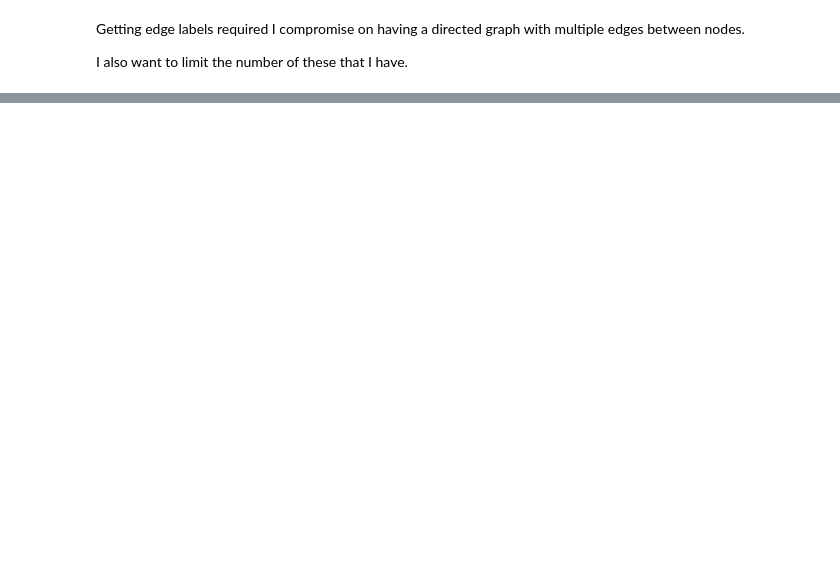
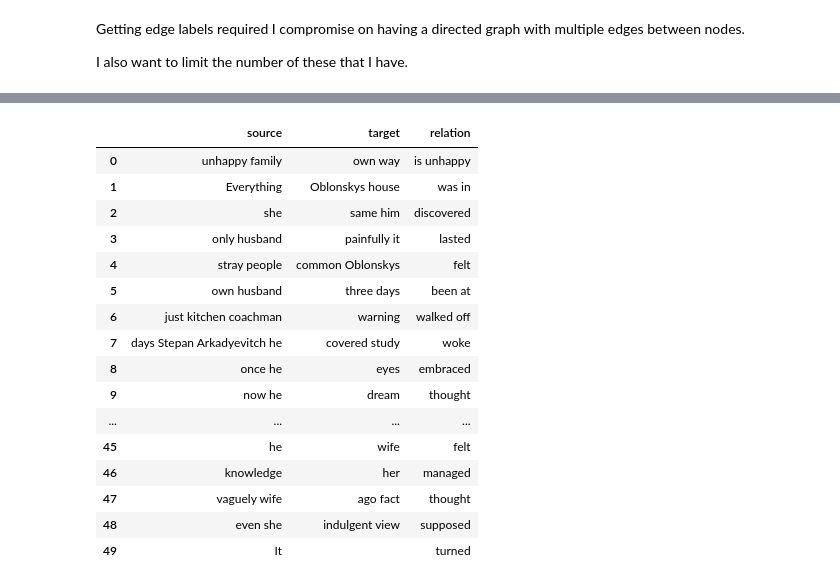
Before and after one commit to ecwineland/akkg, a Jupyter notebook: akkg.ipynb, the cells around one changed output, grey strips where cells are left out. Cells and saved outputs as stored; diff of their text form; code cells hidden in the pictures; blank space fills up the shorter version.

```diff
--- a/akkg.ipynb
+++ b/akkg.ipynb
@@ -234,0 +301,20 @@ plt.show()
+# %%
+kg_df[:50]
+# %% [output]
+|  | source | target | relation |
+| 0 | unhappy family | own way | is unhappy |
+| 1 | Everything | Oblonskys house | was in |
+| 2 | she | same him | discovered |
+| 3 | only husband | painfully it | lasted |
+| 4 | stray people | common Oblonskys | felt |
+| 5 | own husband | three days | been at |
+| 6 | just kitchen coachman | warning | walked off |
+| 7 | days Stepan Arkadyevitch he | covered study | woke |
+| 8 | once he | eyes | embraced |
+| 9 | now he | dream | thought |
+| ... | ... | ... | ... |
+| 45 | he | wife | felt |
+| 46 | knowledge | her | managed |
+| 47 | vaguely wife | ago fact | thought |
+| 48 | even she | indulgent view | supposed |
+| 49 | It |  | turned |
```
Also changed, not shown: parts of 9 cells of this notebook.
